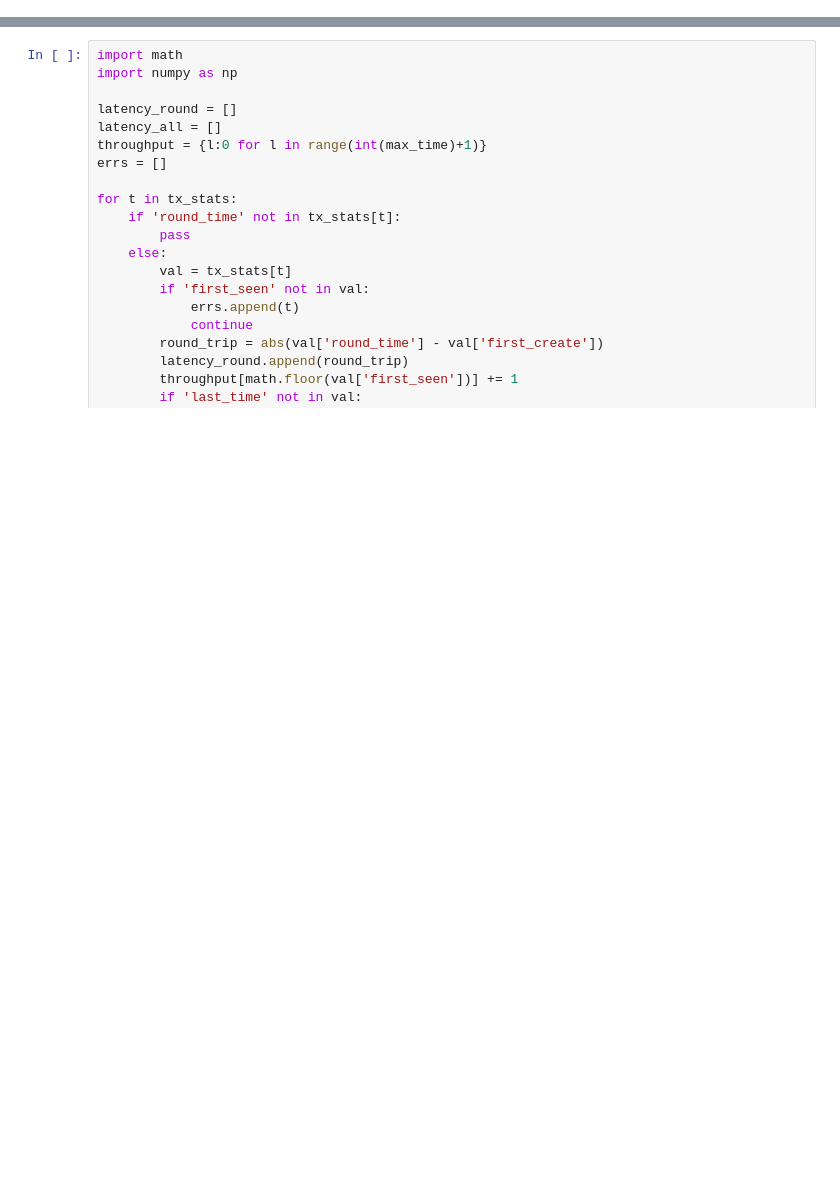
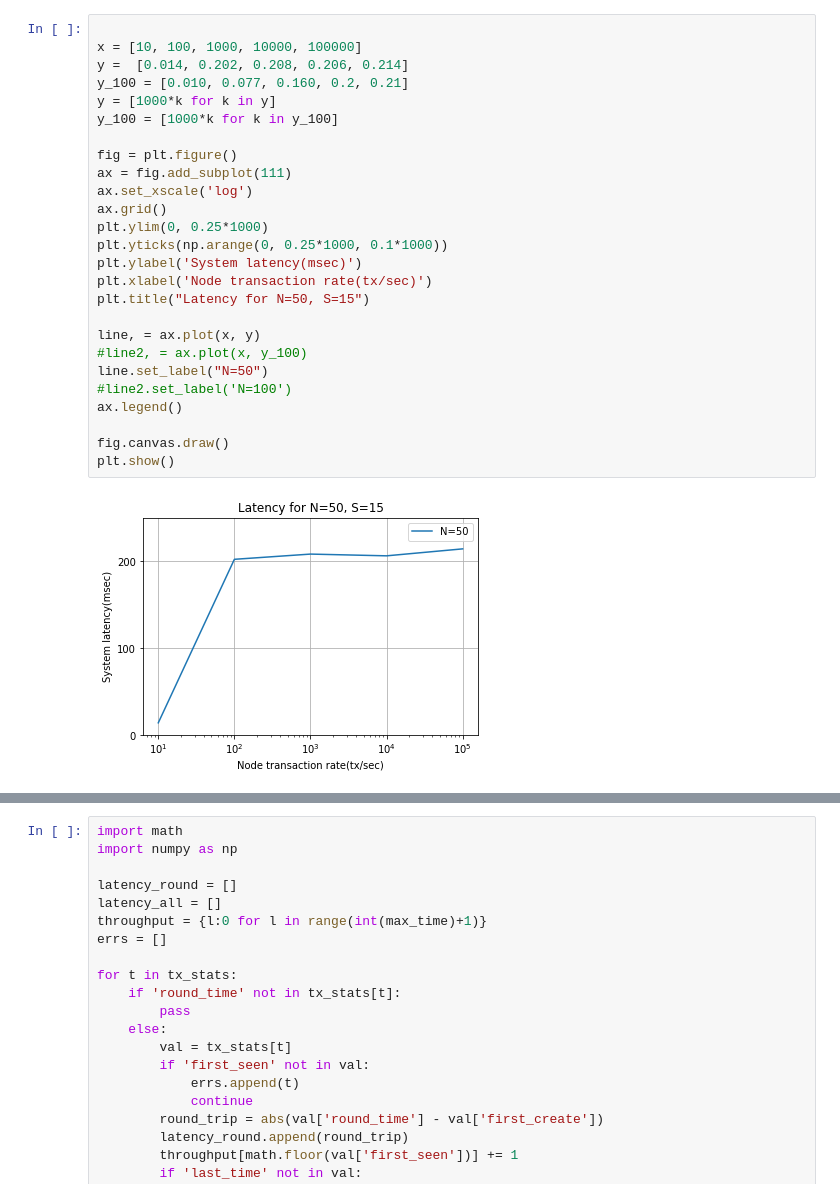
Before and after one commit to grimadas/accountability_experiments, a Jupyter notebook: Noodle_Scalability.ipynb, the cells around one changed output, grey strips where cells are left out. Saved outputs shown, nothing was run; the diff lists cells and outputs as text; blank space fills up the shorter version.

```diff
--- a/Noodle_Scalability.ipynb
+++ b/Noodle_Scalability.ipynb
@@ -153,0 +77,28 @@ Median all received latency  0.8253422975540161
+# %%
+
+x = [10, 100, 1000, 10000, 100000]
+y =  [0.014, 0.202, 0.208, 0.206, 0.214]
+y_100 = [0.010, 0.077, 0.160, 0.2, 0.21]
+y = [1000*k for k in y]
+y_100 = [1000*k for k in y_100]
+
+fig = plt.figure()
+ax = fig.add_subplot(111)
+ax.set_xscale('log')
+ax.grid()
+plt.ylim(0, 0.25*1000)
+plt.yticks(np.arange(0, 0.25*1000, 0.1*1000))
+plt.ylabel('System latency(msec)')
+plt.xlabel('Node transaction rate(tx/sec)')
+plt.title("Latency for N=50, S=15")
+
+line, = ax.plot(x, y)
+#line2, = ax.plot(x, y_100)
+line.set_label("N=50")
+#line2.set_label('N=100')
+ax.legend()
+
+fig.canvas.draw()
+plt.show()
+# %% [output]
+[figure, added]
```
Also changed, not shown: parts of 29 cells of this notebook.
